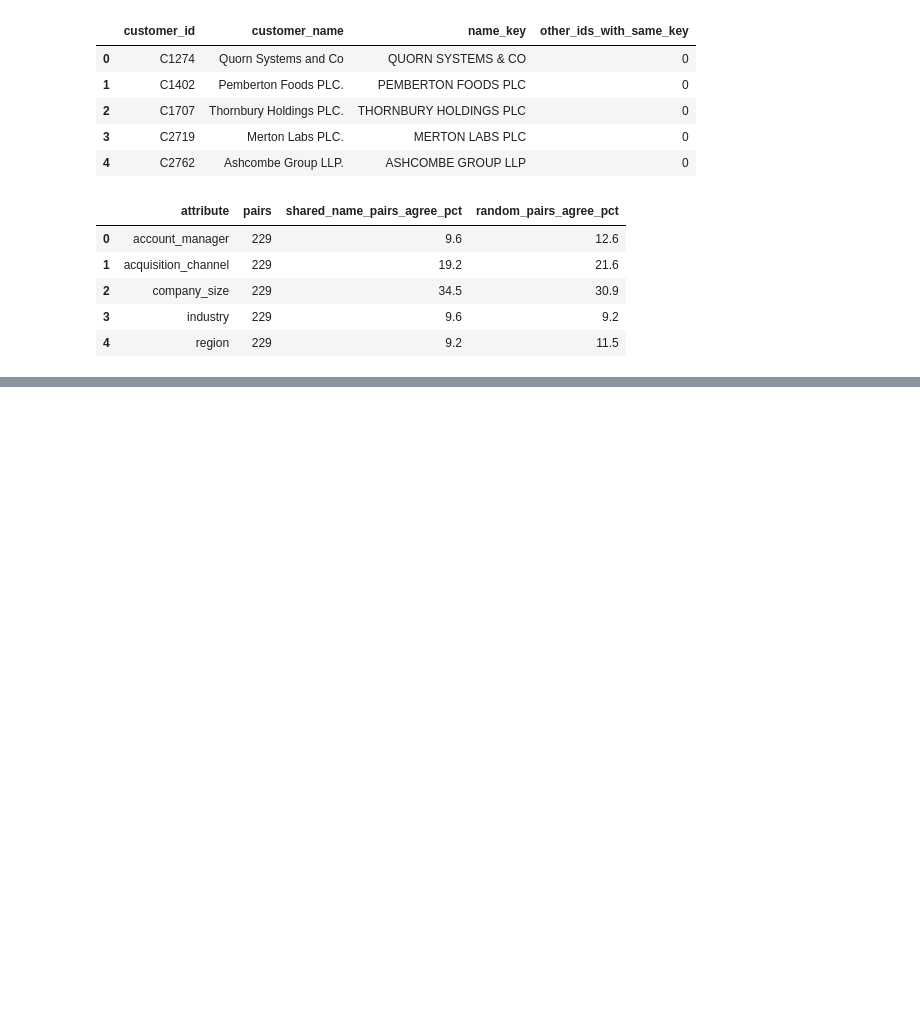
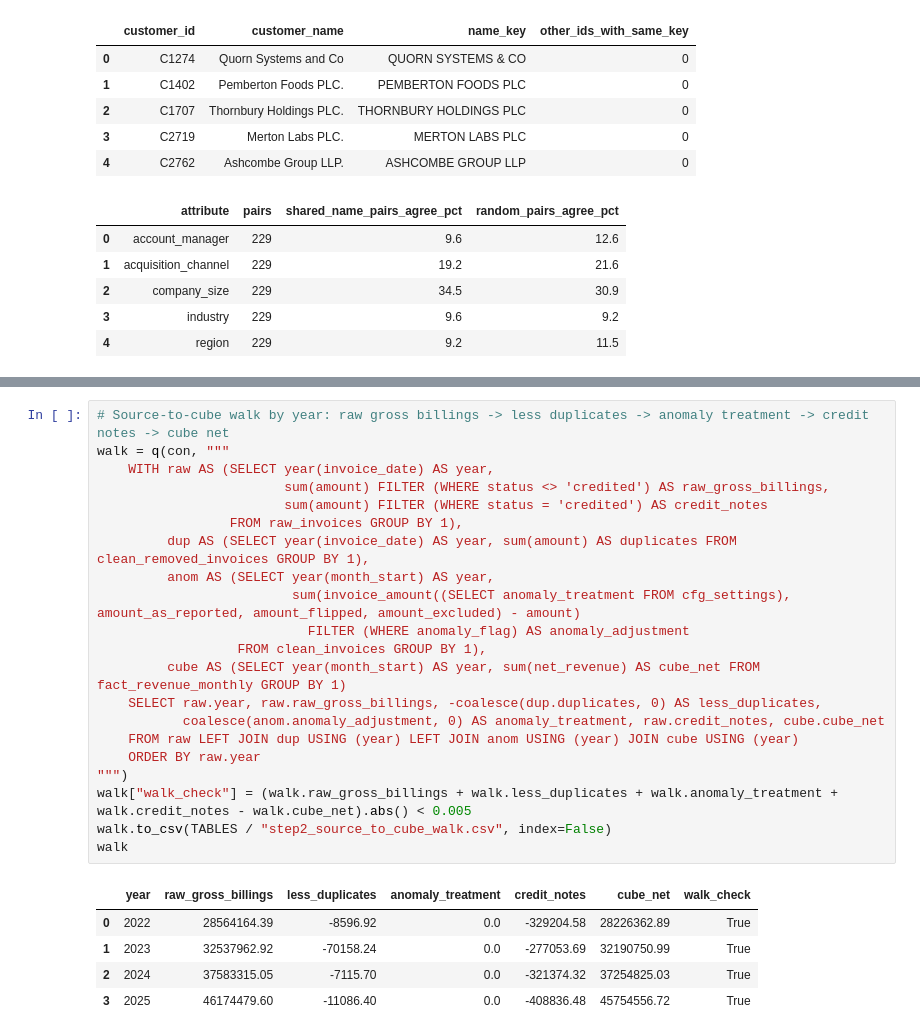
Before and after one commit to xbhxnxv/northbridge-buyside-diligence, a Jupyter notebook: notebooks/02_data_preparation.ipynb, the cells around one changed output, grey strips where cells are left out. Drawn from its saved outputs; the diff is of its cells as text; blank space fills up the shorter version.

```diff
--- a/notebooks/02_data_preparation.ipynb
+++ b/notebooks/02_data_preparation.ipynb
@@ -520,0 +672,27 @@ wrote docs/data_profile.md (771 lines)
+# %%
+# Source-to-cube walk by year: raw gross billings -> less duplicates -> anomaly treatment -> credit notes -> cube net
+walk = q(con, """
+    WITH raw AS (SELECT year(invoice_date) AS year,
+                        sum(amount) FILTER (WHERE status <> 'credited') AS raw_gross_billings,
+                        sum(amount) FILTER (WHERE status = 'credited') AS credit_notes
+                 FROM raw_invoices GROUP BY 1),
+         dup AS (SELECT year(invoice_date) AS year, sum(amount) AS duplicates FROM clean_removed_invoices GROUP BY 1),
+         anom AS (SELECT year(month_start) AS year,
+                         sum(invoice_amount((SELECT anomaly_treatment FROM cfg_settings), amount_as_reported, amount_flipped, amount_excluded) - amount)
+                           FILTER (WHERE anomaly_flag) AS anomaly_adjustment
+                  FROM clean_invoices GROUP BY 1),
+         cube AS (SELECT year(month_start) AS year, sum(net_revenue) AS cube_net FROM fact_revenue_monthly GROUP BY 1)
+    SELECT raw.year, raw.raw_gross_billings, -coalesce(dup.duplicates, 0) AS less_duplicates,
+           coalesce(anom.anomaly_adjustment, 0) AS anomaly_treatment, raw.credit_notes, cube.cube_net
+    FROM raw LEFT JOIN dup USING (year) LEFT JOIN anom USING (year) JOIN cube USING (year)
+    ORDER BY raw.year
+""")
+walk["walk_check"] = (walk.raw_gross_billings + walk.less_duplicates + walk.anomaly_treatment + walk.credit_notes - walk.cube_net).abs() < 0.005
+walk.to_csv(TABLES / "step2_source_to_cube_walk.csv", index=False)
+walk
+# %% [output]
+|  | year | raw_gross_billings | less_duplicates | anomaly_treatment | credit_notes | cube_net | walk_check |
+| 0 | 2022 | 28564164.39 | -8596.92 | 0.0 | -329204.58 | 28226362.89 | True |
+| 1 | 2023 | 32537962.92 | -70158.24 | 0.0 | -277053.69 | 32190750.99 | True |
+| 2 | 2024 | 37583315.05 | -7115.70 | 0.0 | -321374.32 | 37254825.03 | True |
+| 3 | 2025 | 46174479.60 | -11086.40 | 0.0 | -408836.48 | 45754556.72 | True |
```
Also changed, not shown: parts of 17 cells of this notebook, 15 other files.
